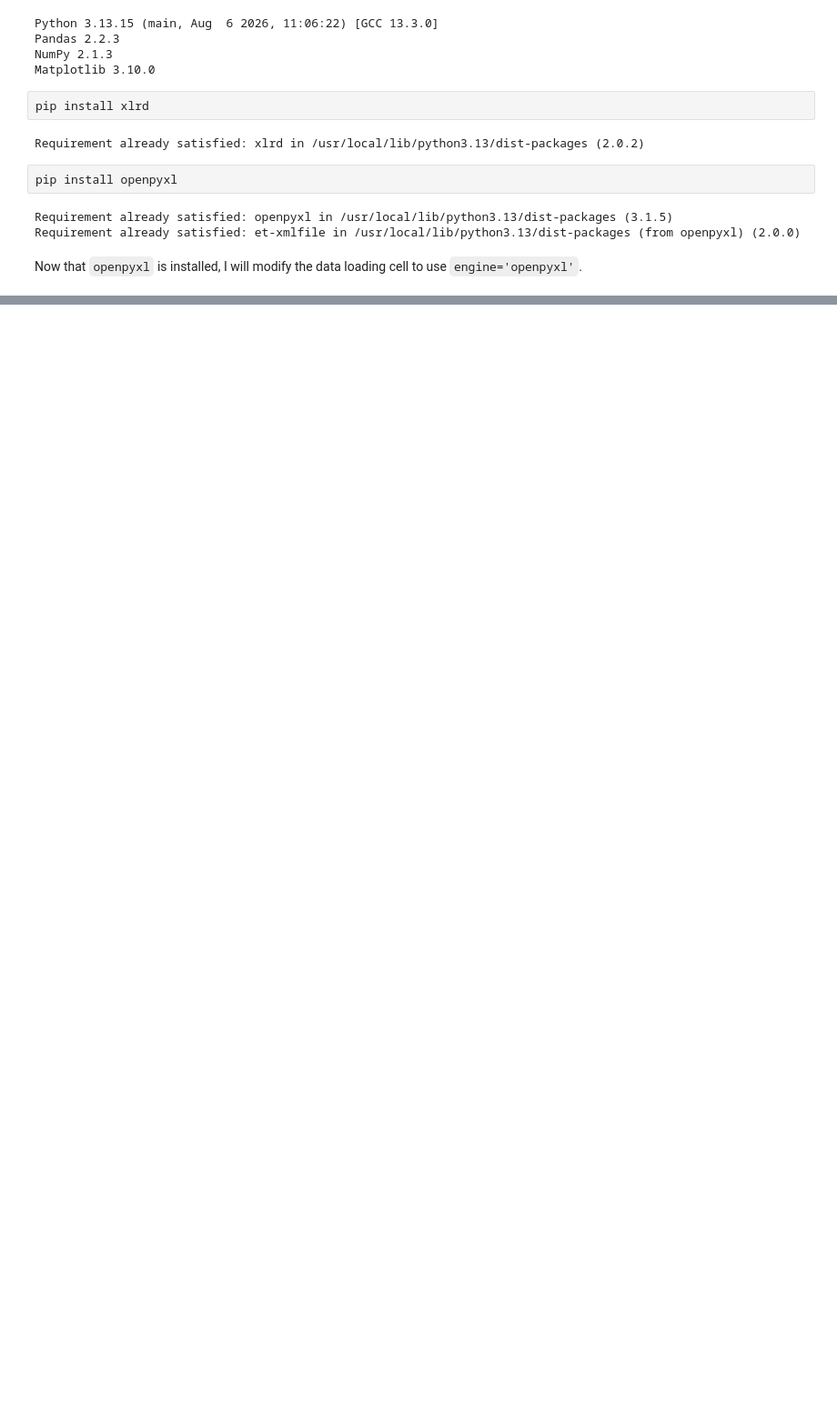
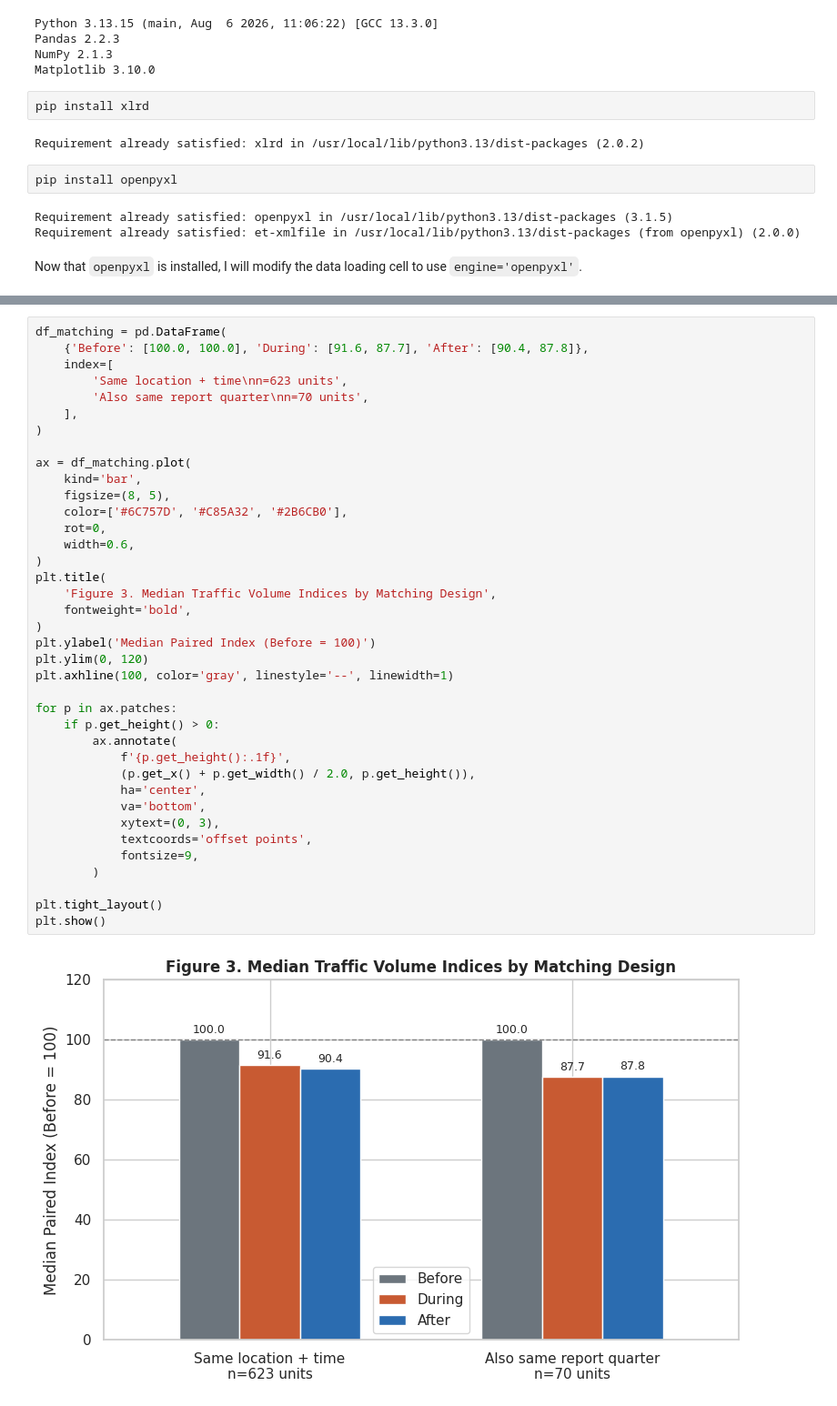
Before and after one commit to Aphatsara-Khangkhet/DADS5001-BKK-Flow, a Jupyter notebook: Untitled10.ipynb, the cells around one changed output, grey strips where cells are left out. Shown at 91% size. Cells and saved outputs as stored; diff of their text form; blank space fills up the shorter version.

```diff
--- a/Untitled10.ipynb
+++ b/Untitled10.ipynb
@@ -436,0 +407,40 @@ plt.show()
+# %%
+df_matching = pd.DataFrame(
+    {'Before': [100.0, 100.0], 'During': [91.6, 87.7], 'After': [90.4, 87.8]},
+    index=[
+        'Same location + time\nn=623 units',
+        'Also same report quarter\nn=70 units',
+    ],
+)
+
+ax = df_matching.plot(
+    kind='bar',
+    figsize=(8, 5),
+    color=['#6C757D', '#C85A32', '#2B6CB0'],
+    rot=0,
+    width=0.6,
+)
+plt.title(
+    'Figure 3. Median Traffic Volume Indices by Matching Design',
+    fontweight='bold',
+)
+plt.ylabel('Median Paired Index (Before = 100)')
+plt.ylim(0, 120)
+plt.axhline(100, color='gray', linestyle='--', linewidth=1)
+
+for p in ax.patches:
+    if p.get_height() > 0:
+        ax.annotate(
+            f'{p.get_height():.1f}',
+            (p.get_x() + p.get_width() / 2.0, p.get_height()),
+            ha='center',
+            va='bottom',
+            xytext=(0, 3),
+            textcoords='offset points',
+            fontsize=9,
+        )
+
+plt.tight_layout()
+plt.show()
+# %% [output]
+[figure, added]
```
Also changed, not shown: parts of 15 cells of this notebook.
